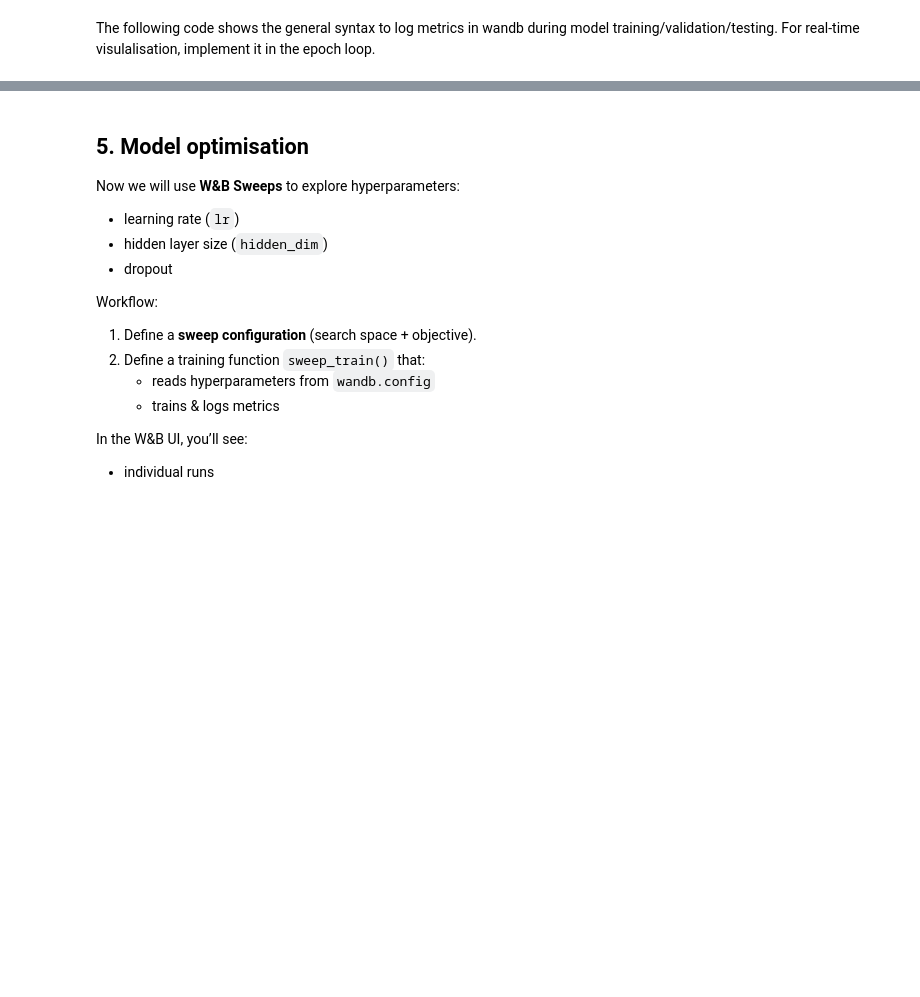
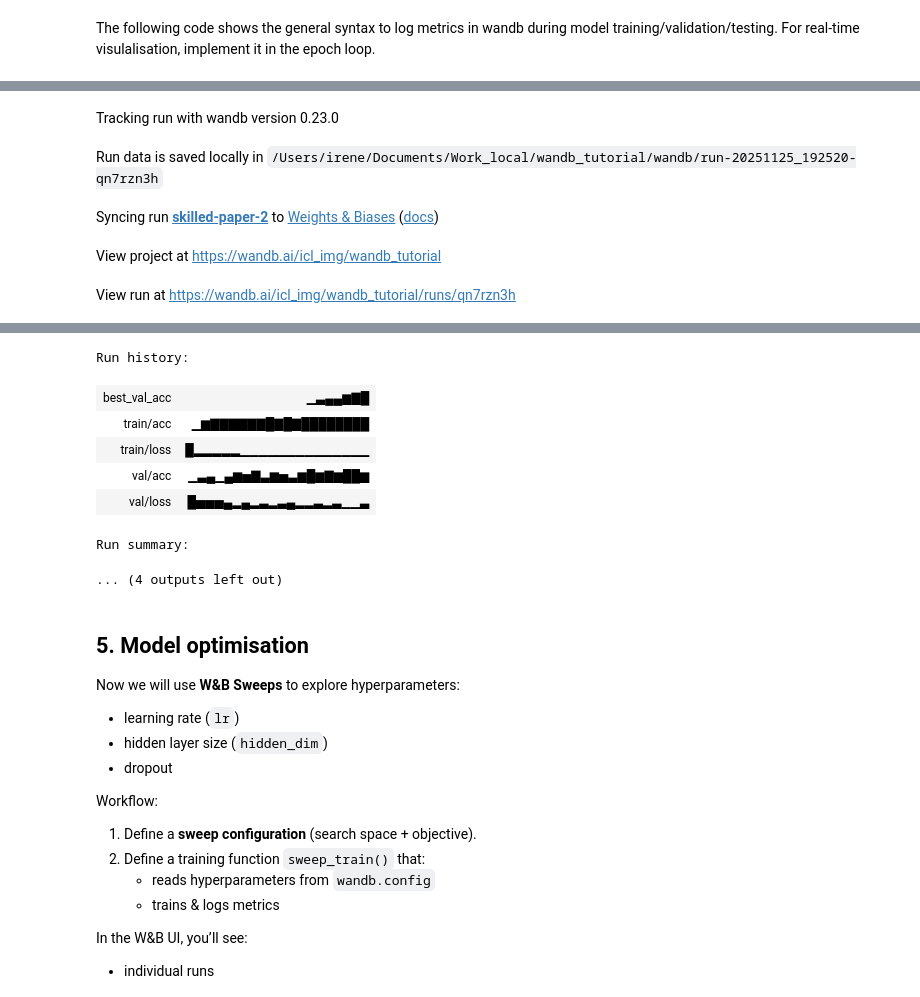
Before and after one commit to imendezguerra/wandb_tutorial, a Jupyter notebook: wandb_tutorial.ipynb, the cells around one changed output, grey strips where cells are left out. Cells and saved outputs as stored; diff of their text form; code cells hidden in the pictures; blank space fills up the shorter version.

```diff
--- a/wandb_tutorial.ipynb
+++ b/wandb_tutorial.ipynb
@@ -420,0 +332,18 @@ Run history:
+# %%
+
+# Run one baseline experiment
+model_config = {
+    "seed": 42,
+    "epochs": 20,
+    "batch_size": 64,
+    "lr": 1e-3,
+    "input_dim": 2,
+    "hidden_dim": 64,
+    "output_dim": 4,
+    "dropout": 0.1,
+    "dataset_artifact": "blob_dataset",
+    "device": "cuda",
+    "dtype": "float32",
+}
+run_model(model_config)
+# %% [output]
@@ -420,0 +352,5 @@ Run history:
+Tracking run with wandb version 0.23.0
+Run data is saved locally in /Users/irene/Documents/Work_local/wandb_tutorial/wandb/run-20251125_192520-qn7rzn3h
+Syncing run skilled-paper-2 to Weights & Biases (docs)
+View project at https://wandb.ai/icl_img/wandb_tutorial
+View run at https://wandb.ai/icl_img/wandb_tutorial/runs/qn7rzn3h
@@ -421,3 +362,11 @@ Run history:
+Run history:
+| best_val_acc | ▁▃▄▄▆▇█ |
+| train/acc | ▁▆▇▇▇▇▇▇█▇█▇████████ |
+| train/loss | █▂▂▂▂▂▁▁▁▁▁▁▁▁▁▁▁▁▁▁ |
+| val/acc | ▁▃▄▁▄▆▅▇▃▆▅▃▆█▆▇▆██▆ |
+| val/loss | █▅▅▅▄▂▄▂▃▂▃▄▂▂▃▂▃▁▁▃ |
+Run summary:
+... (4 outputs left out)
 # %% [markdown]
 ## 5. Model optimisation
 
```
Also changed, not shown: parts of 13 cells of this notebook, 1 other file.
